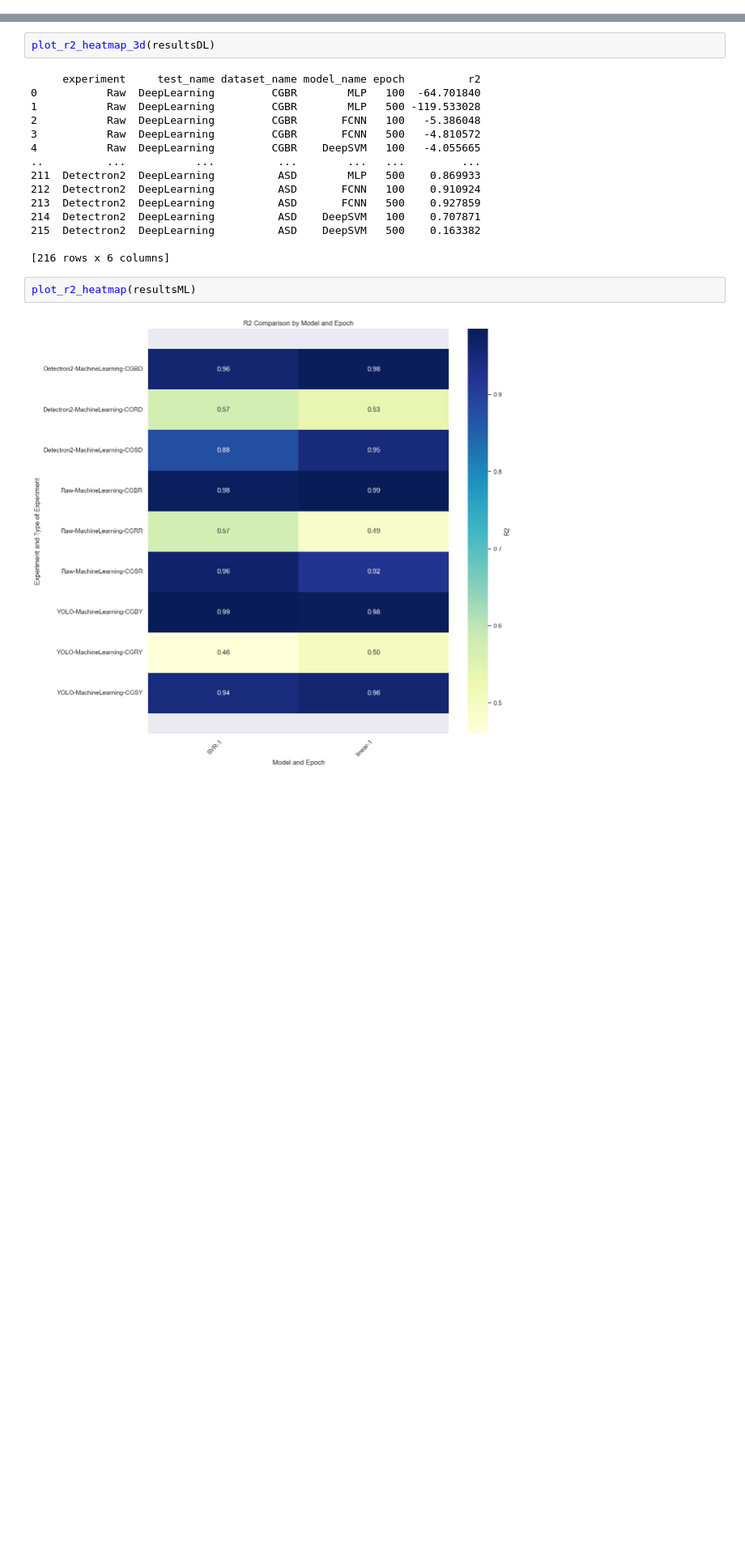
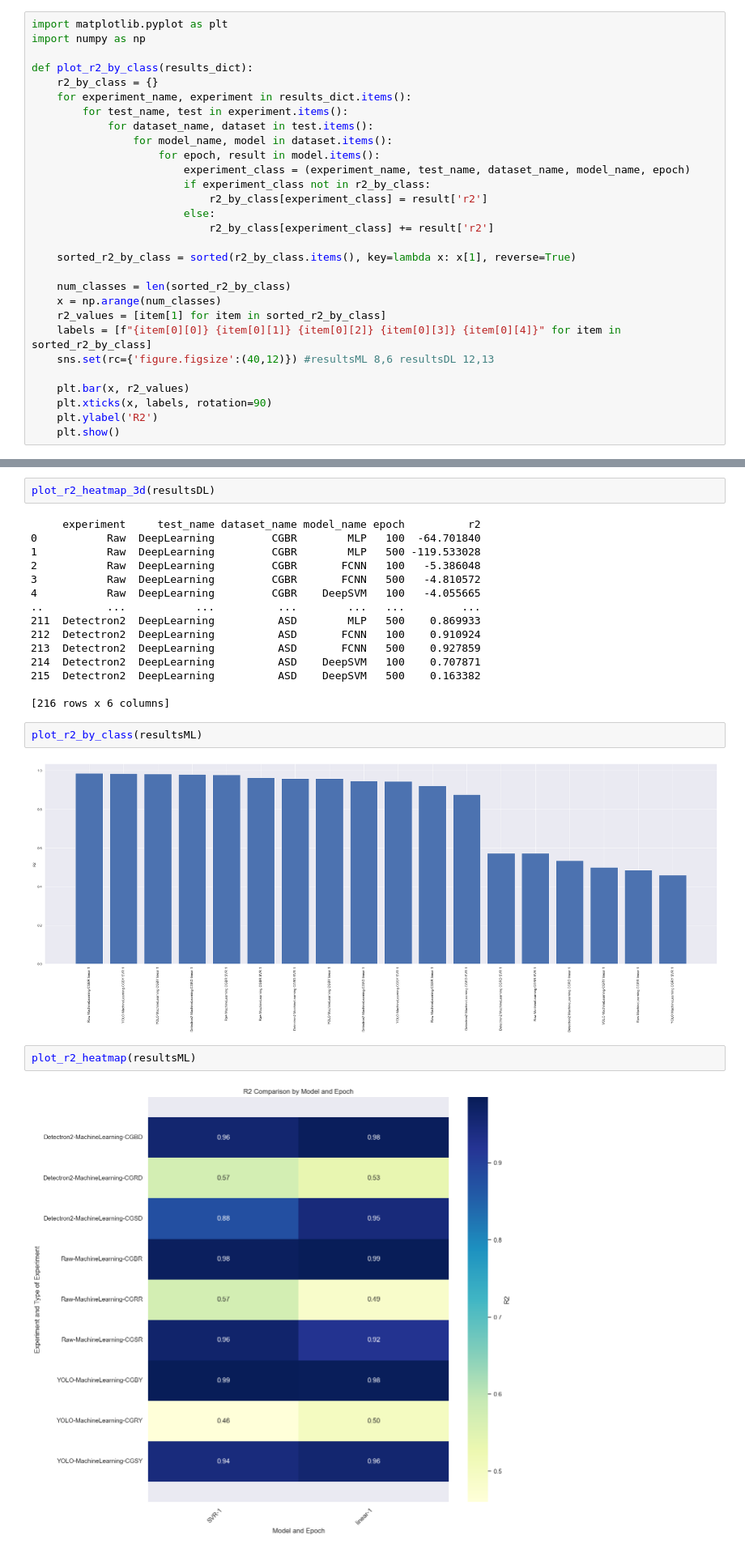
Before and after one commit to pcruiher08/ImageFeatures, a Jupyter notebook: Experiments/Graphs.ipynb, the cells around one changed output, grey strips where cells are left out. Shown at 81% size. Saved outputs shown, nothing was run; the diff lists cells and outputs as text; blank space fills up the shorter version.

```diff
--- a/Experiments/Graphs.ipynb
+++ b/Experiments/Graphs.ipynb
@@ -98,6 +98,35 @@ Installing collected packages: tenacity, plotly
 Successfully installed plotly-5.14.1 tenacity-8.2.2
 WARNING: You are using pip version 21.2.4; however, version 23.1.2 is available.
 You should consider upgrading via the '/Library/Developer/CommandLineTools/usr/bin/python3 -m pip install --upgrade pip' command.
+# %%
+import matplotlib.pyplot as plt
+import numpy as np
+
+def plot_r2_by_class(results_dict):
+    r2_by_class = {}
+    for experiment_name, experiment in results_dict.items():
+        for test_name, test in experiment.items():
+            for dataset_name, dataset in test.items():
+                for model_name, model in dataset.items():
+                    for epoch, result in model.items():
+                        experiment_class = (experiment_name, test_name, dataset_name, model_name, epoch)
+                        if experiment_class not in r2_by_class:
+                            r2_by_class[experiment_class] = result['r2']
+                        else:
+                            r2_by_class[experiment_class] += result['r2']
+
+    sorted_r2_by_class = sorted(r2_by_class.items(), key=lambda x: x[1], reverse=True)
+
+    num_classes = len(sorted_r2_by_class)
+    x = np.arange(num_classes)
+    r2_values = [item[1] for item in sorted_r2_by_class]
+    labels = [f"{item[0][0]} {item[0][1]} {item[0][2]} {item[0][3]} {item[0][4]}" for item in sorted_r2_by_class]
+    sns.set(rc={'figure.figsize':(40,12)}) #resultsML 8,6 resultsDL 12,13
+
+    plt.bar(x, r2_values)
+    plt.xticks(x, labels, rotation=90)
+    plt.ylabel('R2')
+    plt.show()
 # %%
 import pandas as pd
 import numpy as np
@@ -198,6 +227,10 @@ plot_r2_heatmap_3d(resultsDL)
 215  Detectron2  DeepLearning          ASD    DeepSVM   500    0.163382
 
 [216 rows x 6 columns]
+# %%
+plot_r2_by_class(resultsML)
+# %% [output]
+[figure, added]
 # %%
 plot_r2_heatmap(resultsML)
 # %% [output]
```
Also changed, not shown: parts of 4 cells of this notebook, 3 other files.
